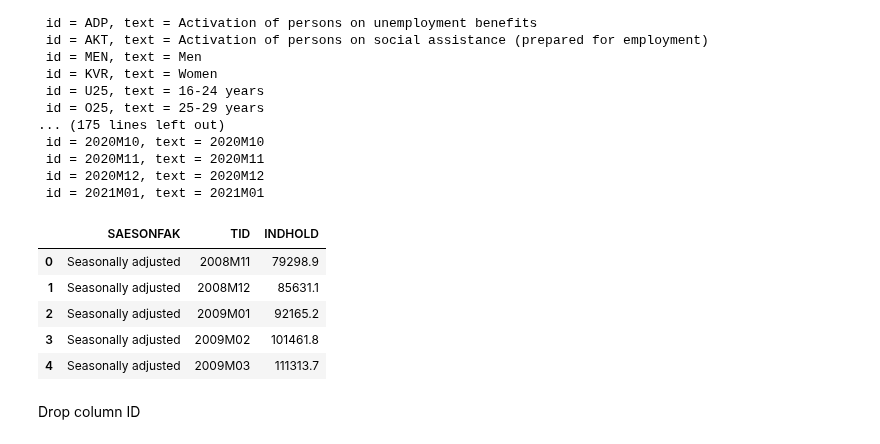
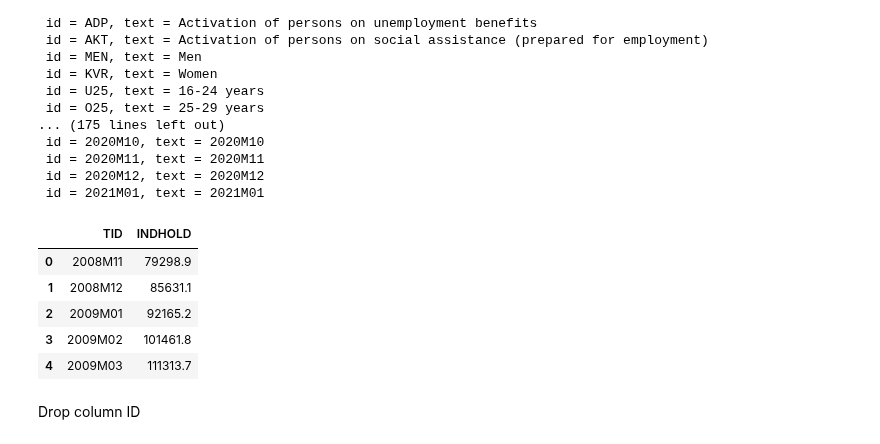
Before and after one commit to ceciliechrstnsn/projects-2021-luna-hjerteknuser, a Jupyter notebook: dataproject/dataproject.ipynb, the cells around one changed output. Saved outputs shown, nothing was run; the diff lists cells and outputs as text; code cells hidden in the pictures.

```diff
--- a/dataproject/dataproject.ipynb
+++ b/dataproject/dataproject.ipynb
@@ -94,15 +91,15 @@ YD
 # %%
 variables = {'YD': ['TOT'], 'SAESONFAK': ['10'],'Tid': ['*']}
 aus07 = Dst.get_data(table_id = 'AUS07', variables = variables)
-aus07 = aus07.iloc[:,1:] #dropping column 'YD'
+aus07 = aus07.iloc[:,2:] #dropping column 'YD'
 aus07.head()
 # %% [output]
-|  | SAESONFAK | TID | INDHOLD |
-| 0 | Seasonally adjusted | 2008M11 | 79298.9 |
-| 1 | Seasonally adjusted | 2008M12 | 85631.1 |
-| 2 | Seasonally adjusted | 2009M01 | 92165.2 |
-| 3 | Seasonally adjusted | 2009M02 | 101461.8 |
-| 4 | Seasonally adjusted | 2009M03 | 111313.7 |
+|  | TID | INDHOLD |
+| 0 | 2008M11 | 79298.9 |
+| 1 | 2008M12 | 85631.1 |
+| 2 | 2009M01 | 92165.2 |
+| 3 | 2009M02 | 101461.8 |
+| 4 | 2009M03 | 111313.7 |
 # %% [markdown]
 Drop column ID
 # %%
```
Also changed, not shown: parts of 16 cells of this notebook.
